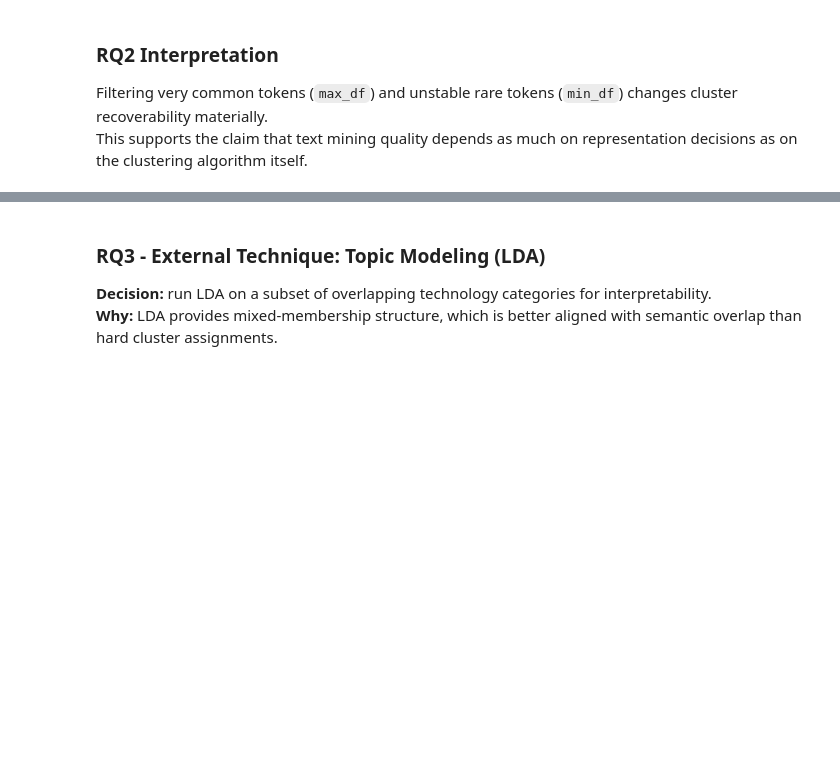
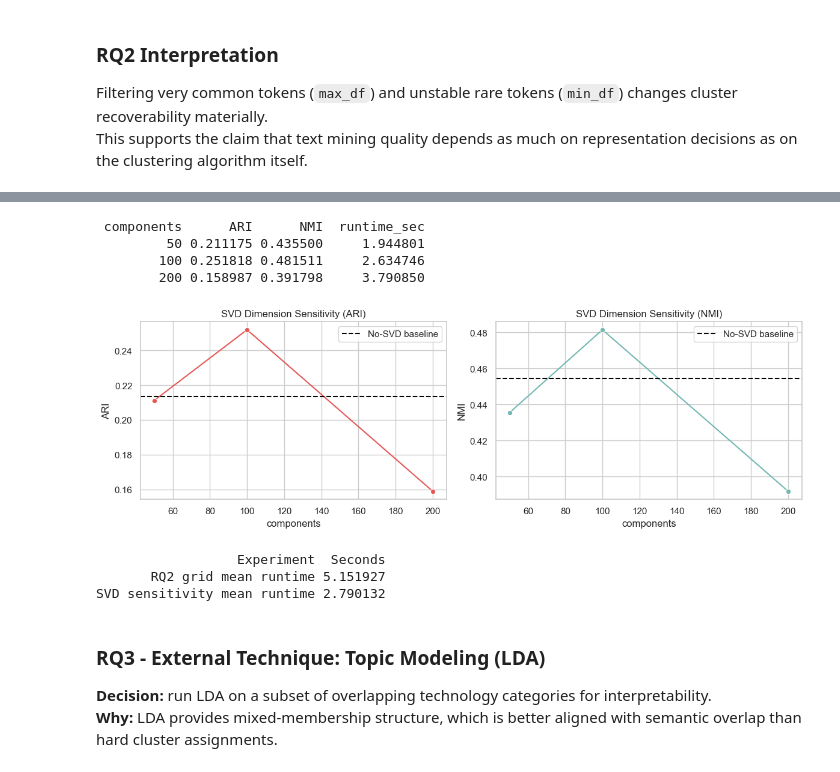
Before and after one commit to davidvanderklay/Unsupervised-Learning-Newsgroups, a Jupyter notebook: 133005021_final_checkpoint.ipynb, the cells around one changed output, grey strips where cells are left out. Drawn from its saved outputs; the diff is of its cells as text; code cells hidden in the pictures; blank space fills up the shorter version.

```diff
--- a/133005021_final_checkpoint.ipynb
+++ b/133005021_final_checkpoint.ipynb
@@ -466,3 +545,61 @@ This supports the claim that text mining quality depends as much on representati
+# %%
+# SVD dimension sensitivity vs no-SVD baseline
+svd_dims = [50, 100, 200]
+svd_rows = []
+
+vec_dim = TfidfVectorizer(stop_words="english", min_df=best_setting[0], max_df=best_setting[1], max_features=5000)
+X_dim = vec_dim.fit_transform(df["text"])
+
+base_pred_dim = KMeans(n_clusters=20, n_init=10, random_state=42).fit_predict(X_dim)
+base_ari_dim = adjusted_rand_score(df["target"], base_pred_dim)
+base_nmi_dim = normalized_mutual_info_score(df["target"], base_pred_dim)
+
+for d in svd_dims:
+    t0 = time.time()
+    X_red = TruncatedSVD(n_components=d, random_state=42).fit_transform(X_dim)
+    pred = KMeans(n_clusters=20, n_init=10, random_state=42).fit_predict(X_red)
+    svd_rows.append(
+        {
+            "components": d,
+            "ARI": adjusted_rand_score(df["target"], pred),
+            "NMI": normalized_mutual_info_score(df["target"], pred),
+            "runtime_sec": time.time() - t0,
+        }
+    )
+
+svd_df = pd.DataFrame(svd_rows)
+print(svd_df.to_string(index=False))
+
+fig, axes = plt.subplots(1, 2, figsize=(12, 4))
+sns.lineplot(data=svd_df, x="components", y="ARI", marker="o", ax=axes[0], color="#E45756")
+axes[0].axhline(base_ari_dim, linestyle="--", color="black", label="No-SVD baseline")
+axes[0].set_title("SVD Dimension Sensitivity (ARI)")
+axes[0].legend()
+
+sns.lineplot(data=svd_df, x="components", y="NMI", marker="o", ax=axes[1], color="#72B7B2")
+axes[1].axhline(base_nmi_dim, linestyle="--", color="black", label="No-SVD baseline")
+axes[1].set_title("SVD Dimension Sensitivity (NMI)")
+axes[1].legend()
+
+plt.tight_layout()
+plt.show()
+
+runtime_summary = pd.DataFrame(
+    {
+        "Experiment": ["RQ2 grid mean runtime", "SVD sensitivity mean runtime"],
+        "Seconds": [float(runtime_grid.mean()), float(svd_df["runtime_sec"].mean())],
+    }
+)
+print(runtime_summary.to_string(index=False))
+# %% [output]
+ components      ARI      NMI  runtime_sec
+         50 0.211175 0.435500     1.944801
+        100 0.251818 0.481511     2.634746
+        200 0.158987 0.391798     3.790850
+[figure, added]
+                  Experiment  Seconds
+       RQ2 grid mean runtime 5.151927
+SVD sensitivity mean runtime 2.790132
 # %% [markdown]
 ### RQ3 - External Technique: Topic Modeling (LDA)
 **Decision:** run LDA on a subset of overlapping technology categories for interpretability.
```
Also changed, not shown: parts of 34 cells of this notebook, 1 other file.
